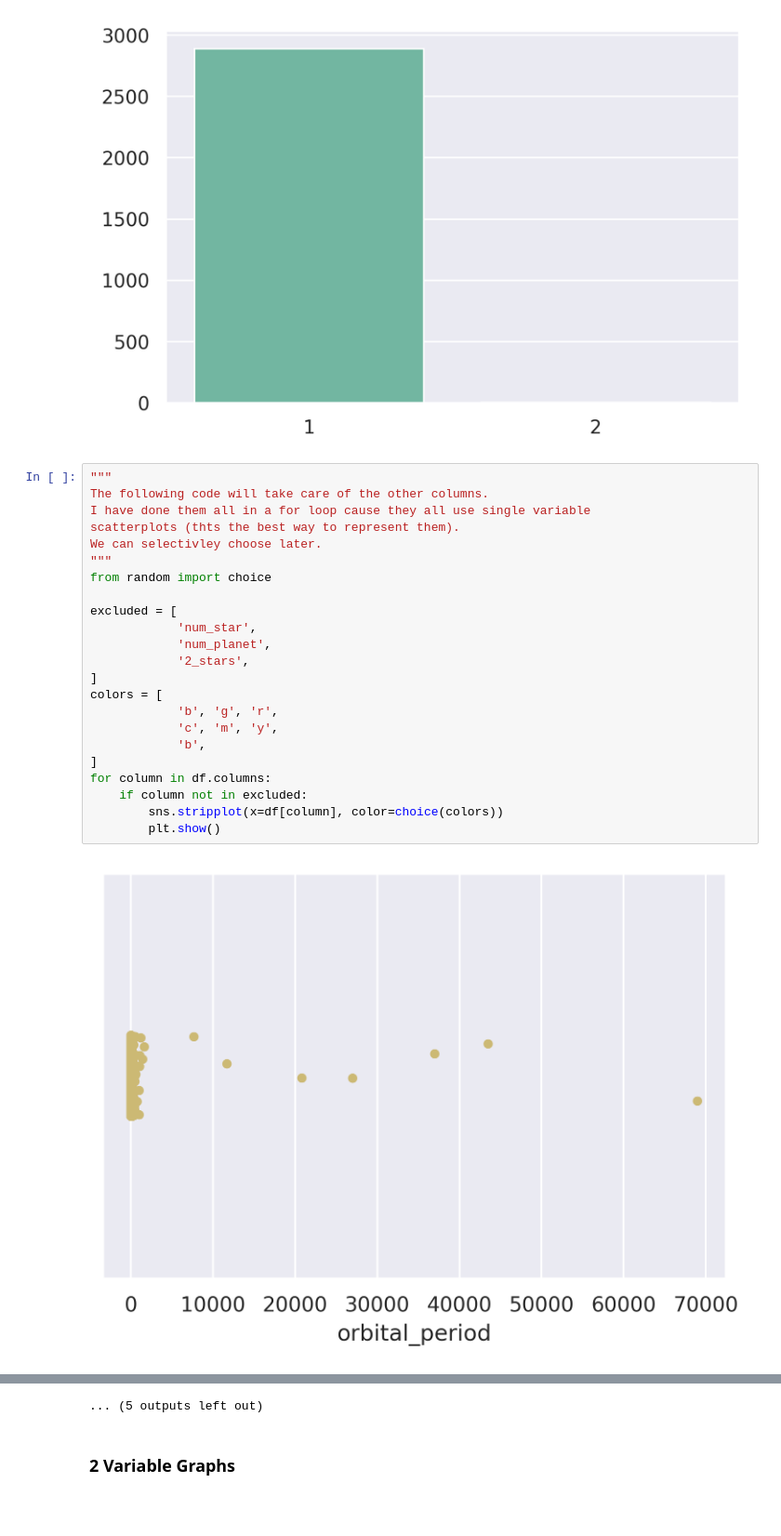
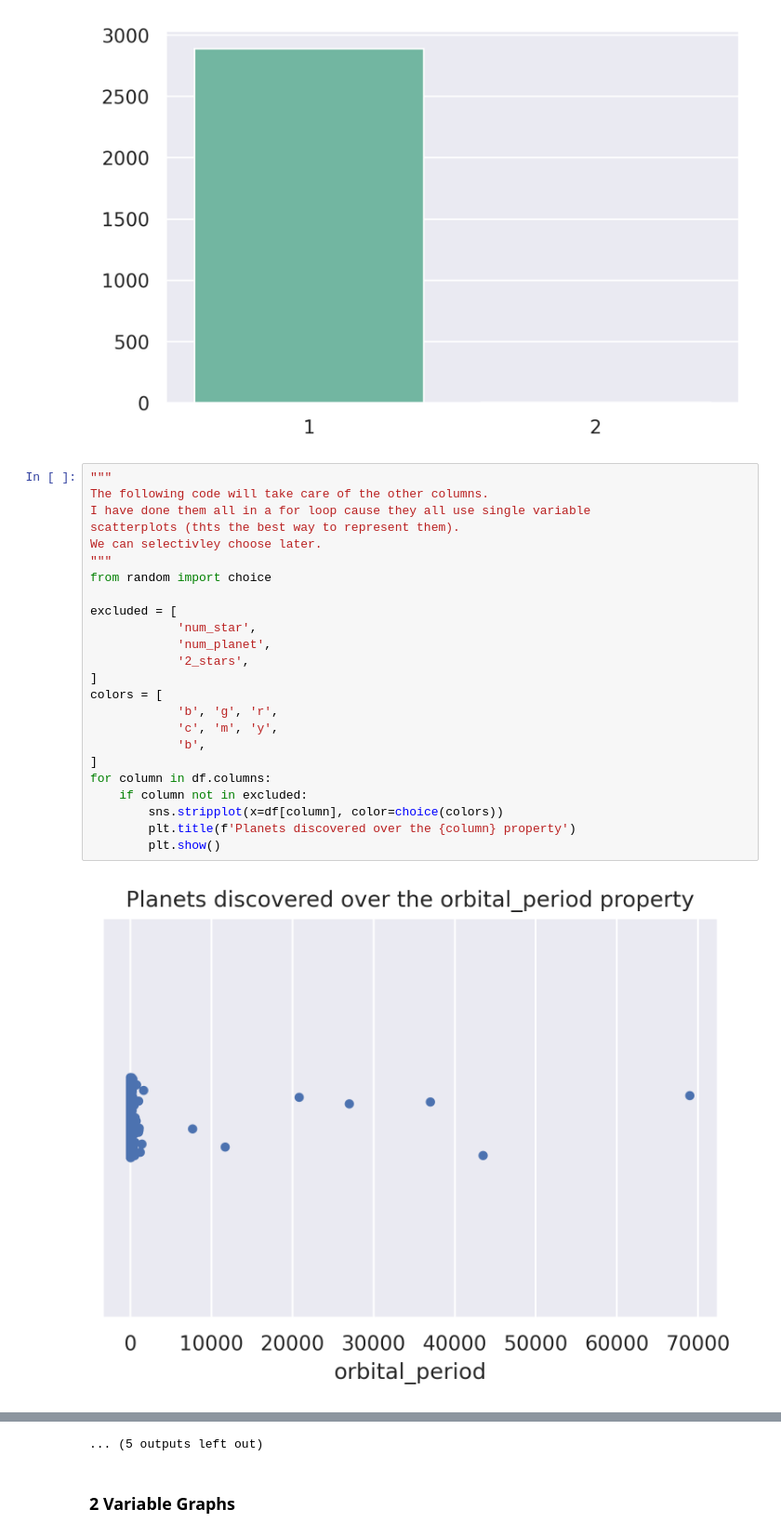
Before and after one commit to RafDingo/Maths40, a Jupyter notebook: Maths40.ipynb, the cells around one changed output, grey strips where cells are left out. Shown at 93% size. Drawn from its saved outputs; the diff is of its cells as text; blank space fills up the shorter version.

Commit message:
Added clarity to created graphs

```diff
--- a/Maths40.ipynb
+++ b/Maths40.ipynb
@@ -500,25 +500,26 @@ Name: 2_stars, dtype: int64
 # %%
 """
 The following code will take care of the other columns.
 I have done them all in a for loop cause they all use single variable
 scatterplots (thts the best way to represent them).
 We can selectivley choose later.
 """
 from random import choice
 
 excluded = [
             'num_star',
             'num_planet',
             '2_stars',
 ]
 colors = [
             'b', 'g', 'r',
             'c', 'm', 'y',
             'b',
 ]
 for column in df.columns:
     if column not in excluded:
         sns.stripplot(x=df[column], color=choice(colors))
+        plt.title(f'Planets discovered over the {column} property')
         plt.show()
 # %% [output]
-[figure, old version]
+[figure, new version]
```
Also changed, not shown: parts of 5 cells of this notebook.
